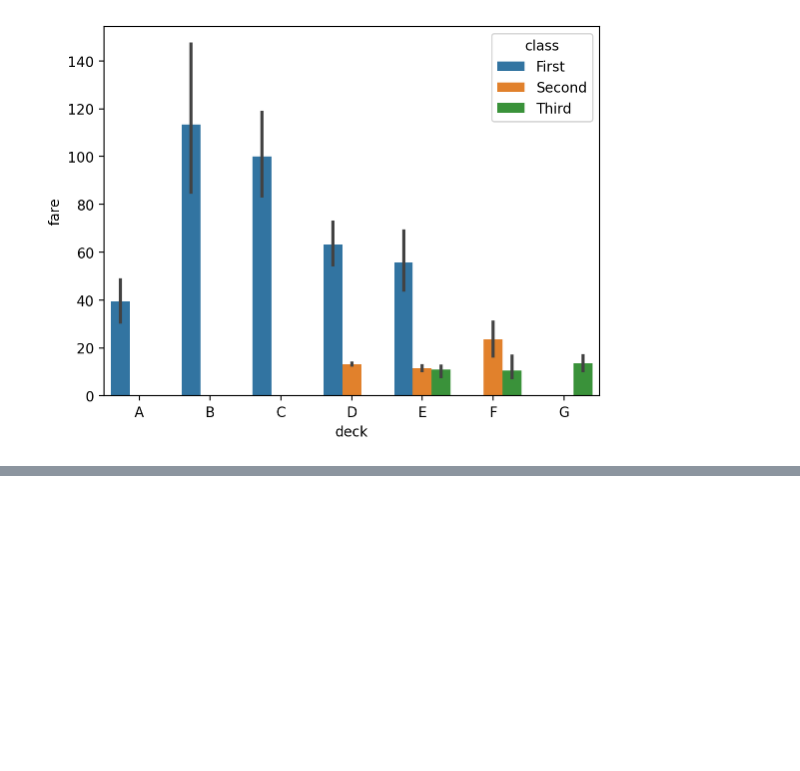
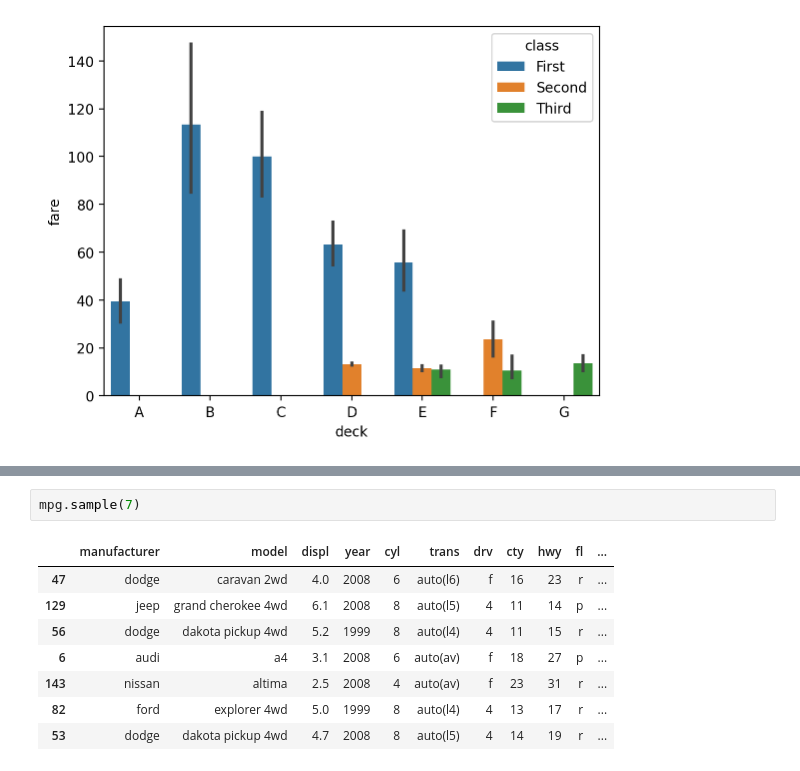
Before and after one commit to leeyunseok110/2025-1-myclass-BDA, a Jupyter notebook: inclass/04w_A_mon_0331_easy_04_dataframe.ipynb, the cells around one changed output, grey strips where cells are left out. Drawn from its saved outputs; the diff is of its cells as text; blank space fills up the shorter version.

```diff
--- a/inclass/04w_A_mon_0331_easy_04_dataframe.ipynb
+++ b/inclass/04w_A_mon_0331_easy_04_dataframe.ipynb
@@ -290,0 +340,11 @@ sns.barplot(ttn, x = 'deck', y = 'fare', hue='class');
+# %%
+mpg.sample(7)
+# %% [output]
+|  | manufacturer | model | displ | year | cyl | trans | drv | cty | hwy | fl | ... |
+| 47 | dodge | caravan 2wd | 4.0 | 2008 | 6 | auto(l6) | f | 16 | 23 | r | ... |
+| 129 | jeep | grand cherokee 4wd | 6.1 | 2008 | 8 | auto(l5) | 4 | 11 | 14 | p | ... |
+| 56 | dodge | dakota pickup 4wd | 5.2 | 1999 | 8 | auto(l4) | 4 | 11 | 15 | r | ... |
+| 6 | audi | a4 | 3.1 | 2008 | 6 | auto(av) | f | 18 | 27 | p | ... |
+| 143 | nissan | altima | 2.5 | 2008 | 4 | auto(av) | f | 23 | 31 | r | ... |
+| 82 | ford | explorer 4wd | 5.0 | 1999 | 8 | auto(l4) | 4 | 13 | 17 | r | ... |
+| 53 | dodge | dakota pickup 4wd | 4.7 | 2008 | 8 | auto(l5) | 4 | 14 | 19 | r | ... |
```
Also changed, not shown: parts of 23 cells of this notebook.
